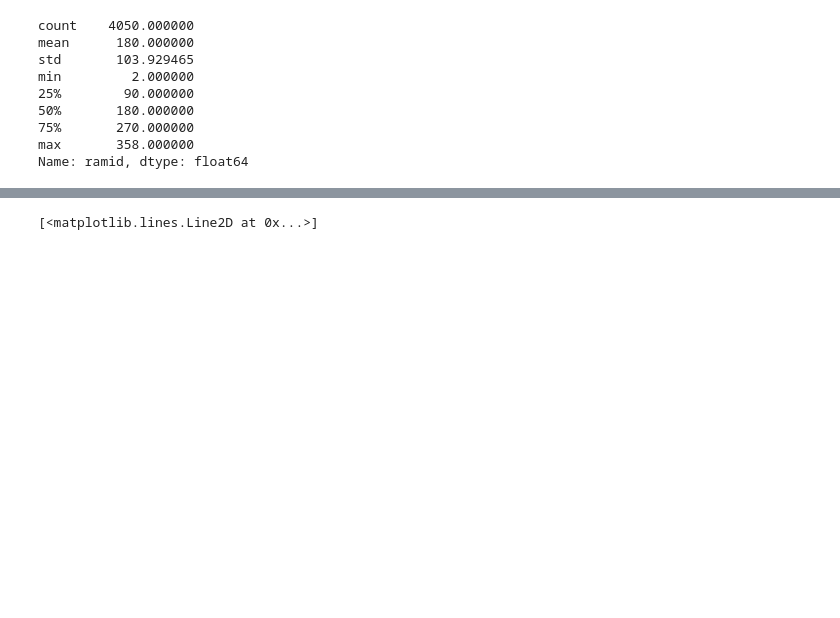
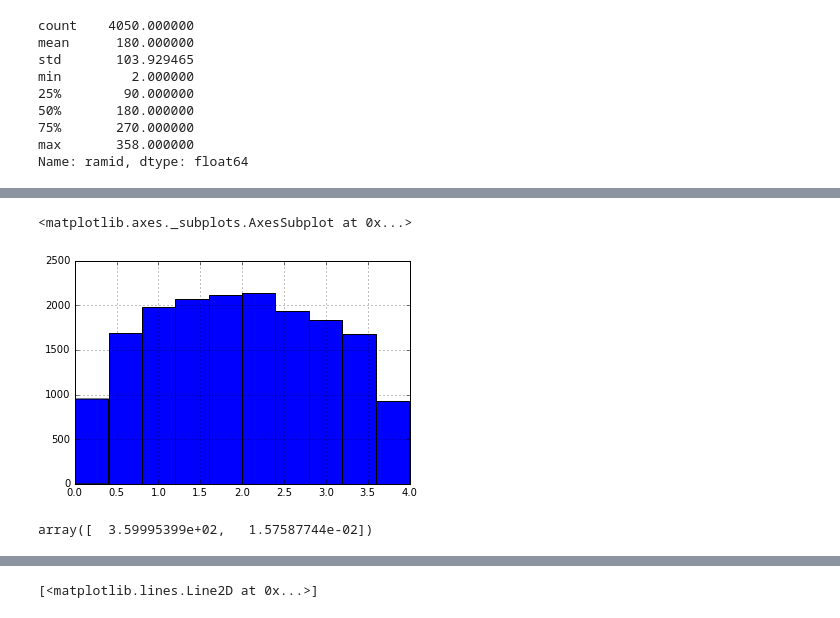
Before and after one commit to rbiswas4/SNsims, a Jupyter notebook: snsims/query_galTiled.ipynb, the cells around one changed output, grey strips where cells are left out. Saved outputs shown, nothing was run; the diff lists cells and outputs as text; code cells hidden in the pictures; blank space fills up the shorter version.

```diff
--- a/snsims/query_galTiled.ipynb
+++ b/snsims/query_galTiled.ipynb
@@ -126,0 +218,16 @@ galTiles
+# %%
+df = pd.read_csv('galaxyBase.csv', delimiter=', ')
+df.rename(columns={df.columns[0]: df.columns[0][1:]}, inplace=True)
+df.set_index('galtileid', inplace=True)
+# %%
+x = df.raJ2000.values
+df['ra'] = np.piecewise(x, [x < 3., x >= 3], [lambda x: x, lambda x: x - 2.*np.pi])
+# %%
+df.raJ2000.apply(np.degrees).hist()
+# %% [output]
+<matplotlib.axes._subplots.AxesSubplot at 0x...>
+[figure, added]
+# %%
+np.degrees(np.array([df.raJ2000.max(), df.raJ2000.min()]))
+# %% [output]
+array([  3.59995399e+02,   1.57587744e-02])
```
Also changed, not shown: parts of 61 cells of this notebook, 2 other files.
